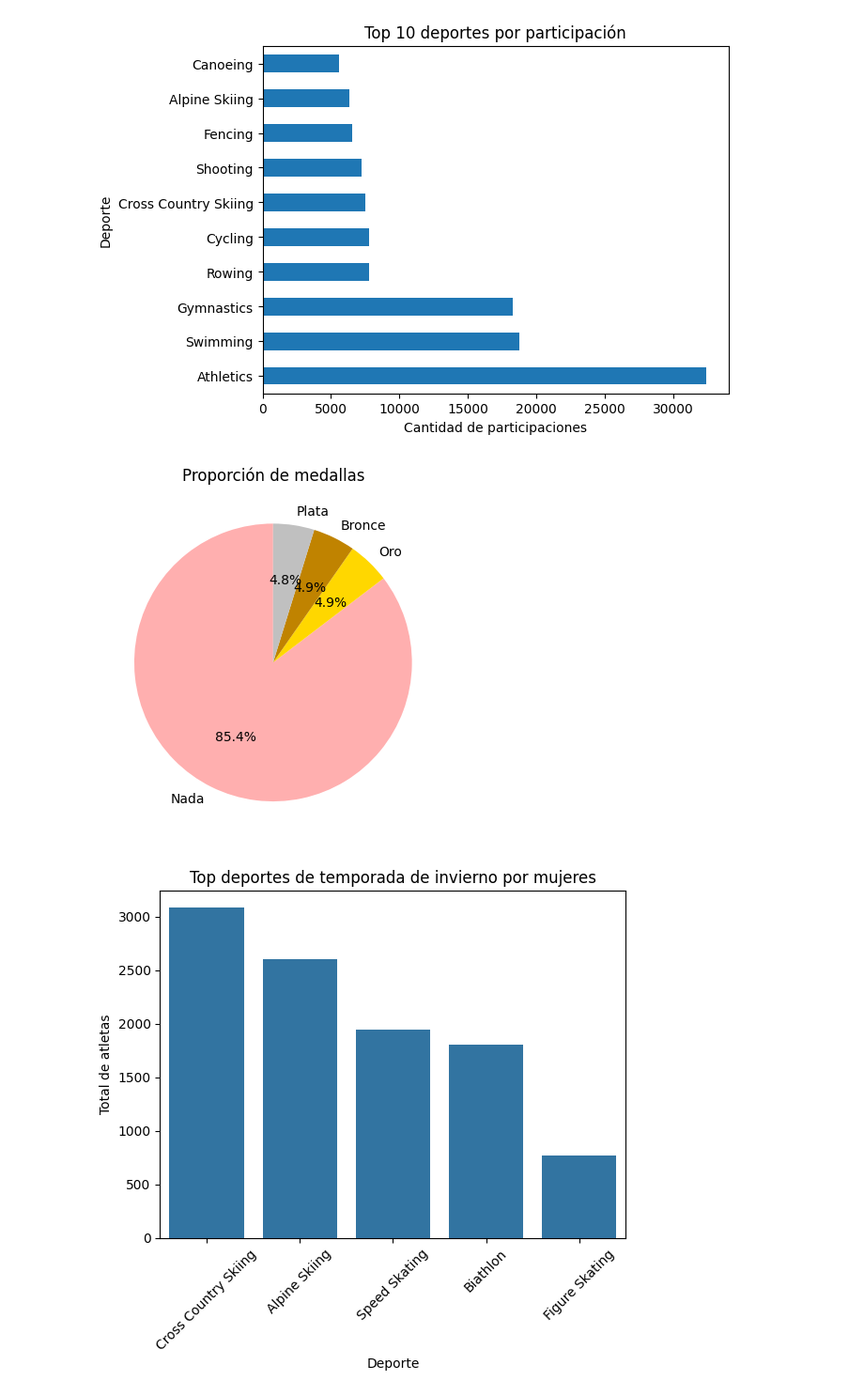
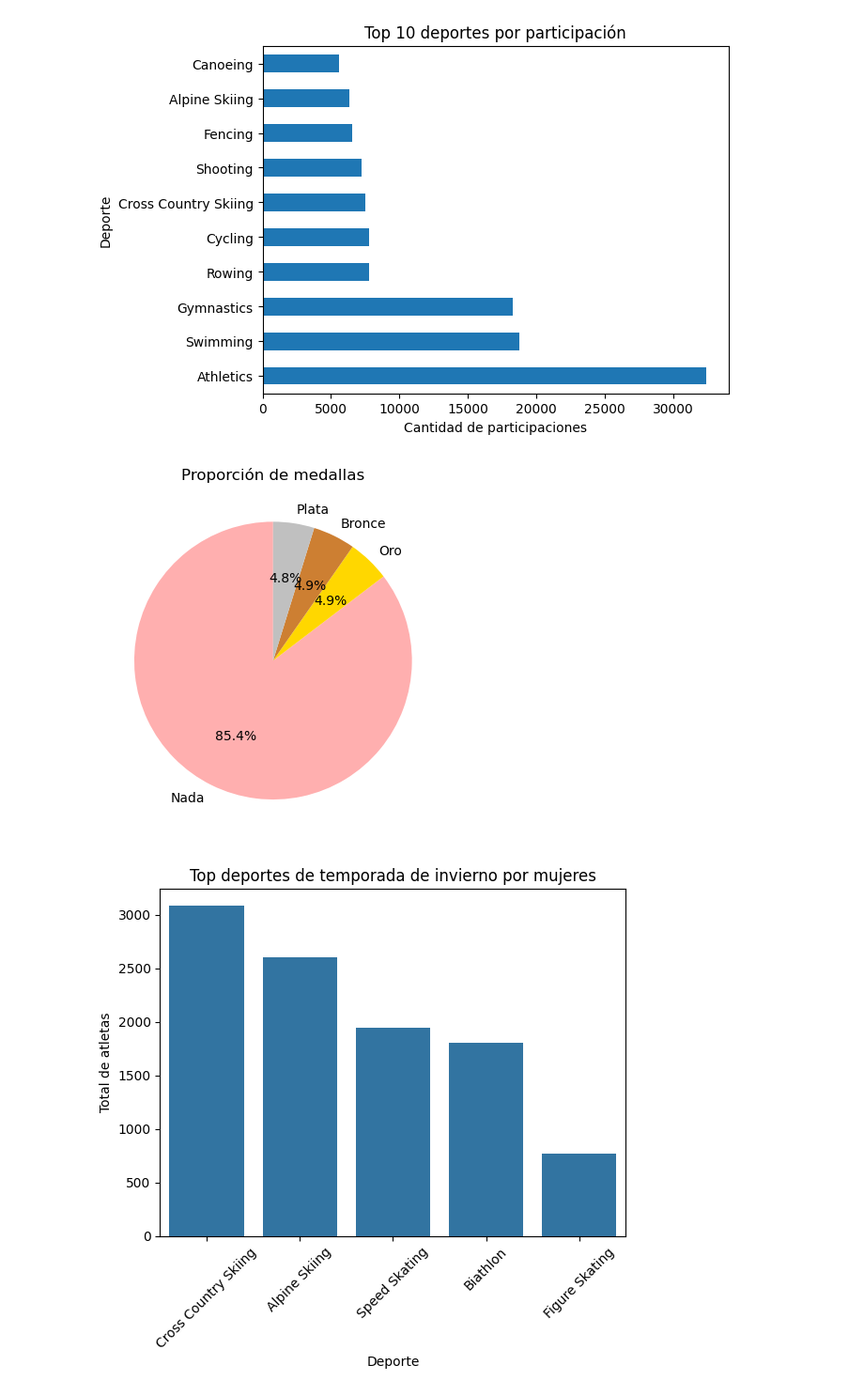
Before and after one commit to VIZ3NT04/model_ath, a Jupyter notebook: piton.ipynb, the cells around one changed output. Shown: that part at 94% size. Drawn from its saved outputs; the diff is of its cells as text; code cells hidden in the pictures.

```diff
--- a/piton.ipynb
+++ b/piton.ipynb
@@ -267,26 +289,28 @@ plt.show()
 # %% [output]
 [figure]
 # %%
+import matplotlib.pyplot as plt
+
 # Diccionario de nombres
 medal_map = {0: 'Nada', 1: 'Bronce', 2: 'Plata', 3: 'Oro'}
 
 # Contar los valores
 counts = df['Medal'].value_counts()
 
 # Graficar pie chart con etiquetas
 counts.plot(
     kind='pie',
     labels=[medal_map[i] for i in counts.index],  # mapeamos los números a nombres
     autopct='%1.1f%%',
-    colors=["#FFAFAF", 'gold', "#C08300", 'silver'],
+    colors=["#FFAFAF", "#FFD700", '#CD7F32',  '#C0C0C0'],
     startangle=90
 )
 
 plt.title("Proporción de medallas")
 plt.ylabel("")  # eliminar etiqueta del eje y
 plt.show()
 # %% [output]
-[figure, old version]
+[figure, new version]
 # %%
 import seaborn as sns
 import matplotlib.pyplot as plt
```
Also changed, not shown: parts of 7 cells of this notebook.
